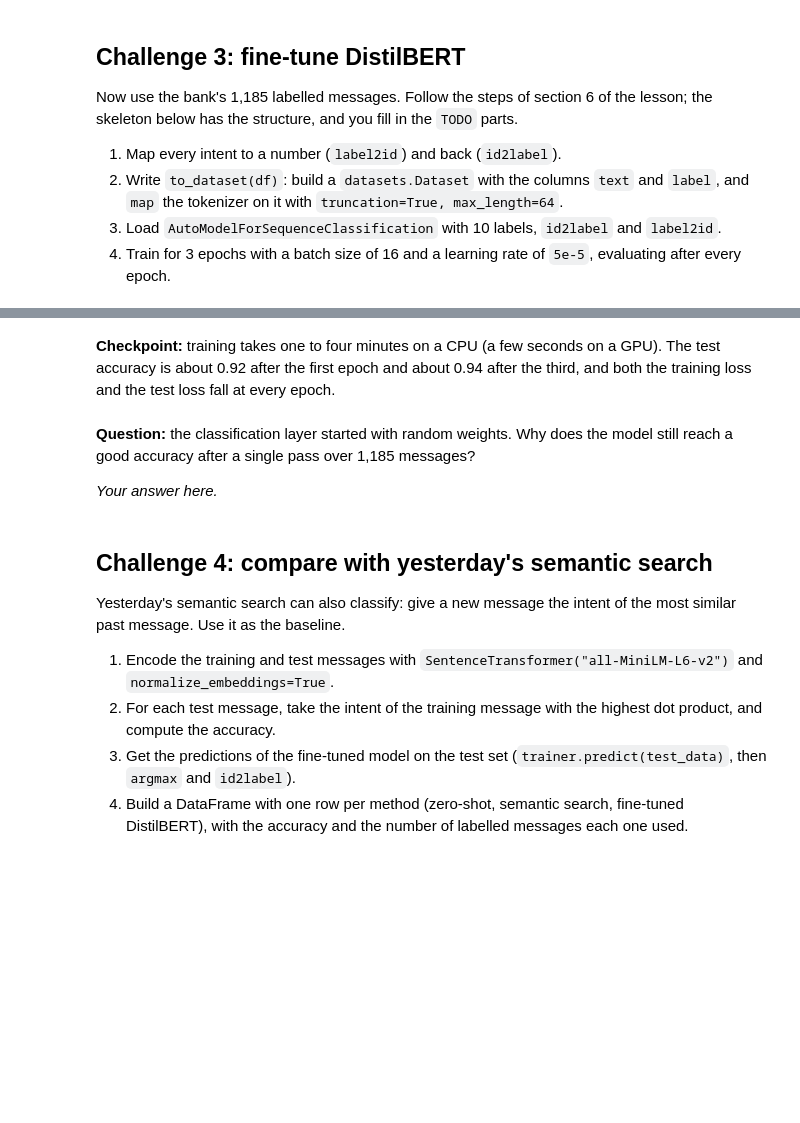
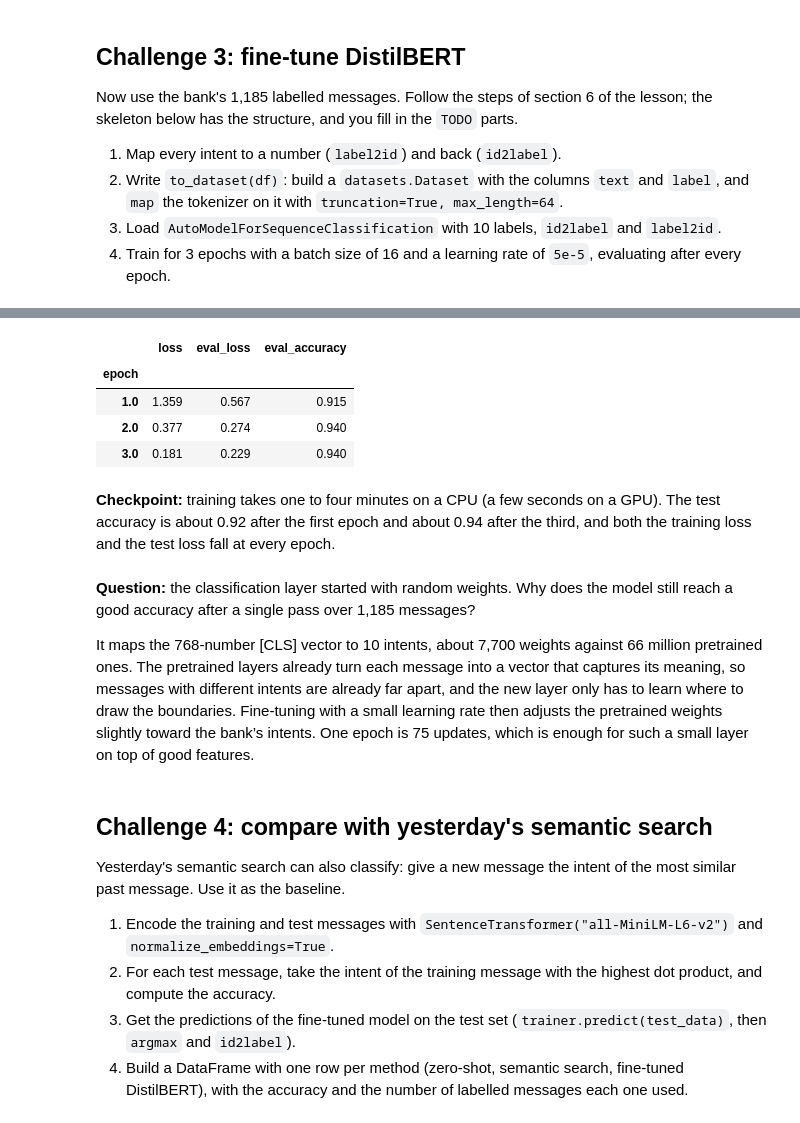
Before and after one commit to ironhack-labs/lab-guided-tutorial-transformers, a Jupyter notebook: your-code/main.ipynb, the cells around one changed output, grey strips where cells are left out. Saved outputs shown, nothing was run; the diff lists cells and outputs as text; code cells hidden in the pictures; blank space fills up the shorter version.

```diff
--- a/your-code/main.ipynb
+++ b/your-code/main.ipynb
@@ -130,18 +218,26 @@ Now use the bank's 1,185 labelled messages. Follow the steps of section 6 of the
 # %%
 # 1. Intents as numbers
 labels = sorted(intents)
-label2id = None   # TODO
-id2label = None   # TODO
+label2id = {label: i for i, label in enumerate(labels)}
+id2label = {i: label for label, i in label2id.items()}
 
 # 2. Datasets
 def to_dataset(df):
-    # TODO
-    pass
+    data = datasets.Dataset.from_dict({
+        'text': df['text'].tolist(),
+        'label': [label2id[c] for c in df['category']]
+        })
+    return data.map(lambda batch: tokenizer(batch['text'], truncation=True, max_length=128), batched=True)
 
 train_data, test_data = to_dataset(train), to_dataset(test)
 
 # 3. Model with a new classification layer
-classifier = None   # TODO
+classifier = AutoModelForSequenceClassification.from_pretrained(
+    checkpoint,
+    num_labels = len(labels),
+    id2label = id2label,
+    label2id = label2id
+)
 
 def compute_metrics(prediction):
     predicted = prediction.predictions.argmax(axis=-1)
@@ -150,7 +246,10 @@ def compute_metrics(prediction):
 # 4. Training
 args = TrainingArguments(
     output_dir="intent-classifier",
-    # TODO: epochs, batch size, learning rate, evaluation after every epoch
+    num_train_epochs=3,
+    per_device_train_batch_size=16,
+    learning_rate=5e-5,
+    eval_strategy="epoch",
     logging_strategy="epoch",
     save_strategy="no",
     report_to="none",
@@ -158,7 +257,14 @@ args = TrainingArguments(
     dataloader_pin_memory=False,
     seed=0,
 )
-trainer = None   # TODO
+trainer = Trainer(
+    model = classifier,
+    args = args,
+    train_dataset = train_data,
+    eval_dataset = test_data,
+    processing_class = tokenizer,
+    compute_metrics = compute_metrics
+)
 
 start = time.time()
 trainer.train()
@@ -166,11 +281,19 @@ print(f"Training took {time.time() - start:.0f} seconds")
 # %%
 # 5. Show the loss, the test loss and the test accuracy of every epoch (trainer.state.log_history)
+history = pd.DataFrame(trainer.state.log_history)
+history.groupby('epoch').first()[['loss', 'eval_loss', 'eval_accuracy']].round(3)
+# %% [output]
+|  | loss | eval_loss | eval_accuracy |
+| epoch |  |  |  |
+| 1.0 | 1.359 | 0.567 | 0.915 |
+| 2.0 | 0.377 | 0.274 | 0.940 |
+| 3.0 | 0.181 | 0.229 | 0.940 |
 # %% [markdown]
 **Checkpoint:** training takes one to four minutes on a CPU (a few seconds on a GPU). The test accuracy is about 0.92 after the first epoch and about 0.94 after the third, and both the training loss and the test loss fall at every epoch.
 # %% [markdown]
 **Question:** the classification layer started with random weights. Why does the model still reach a good accuracy after a single pass over 1,185 messages?
 
-*Your answer here.*
+It maps the 768-number [CLS] vector to 10 intents, about 7,700 weights against 66 million pretrained ones. The pretrained layers already turn each message into a vector that captures its meaning, so messages with different intents are already far apart, and the new layer only has to learn where to draw the boundaries. Fine-tuning with a small learning rate then adjusts the pretrained weights slightly toward the bank’s intents. One epoch is 75 updates, which is enough for such a small layer on top of good features.
 # %% [markdown]
 ## Challenge 4: compare with yesterday's semantic search
 
```
Also changed, not shown: parts of 15 cells of this notebook.
